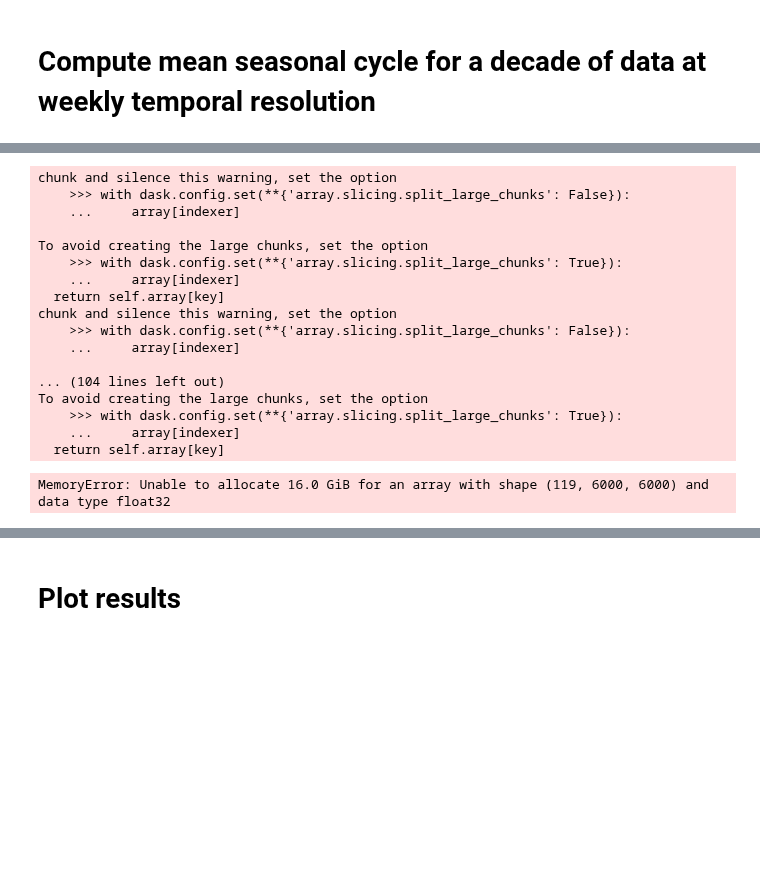
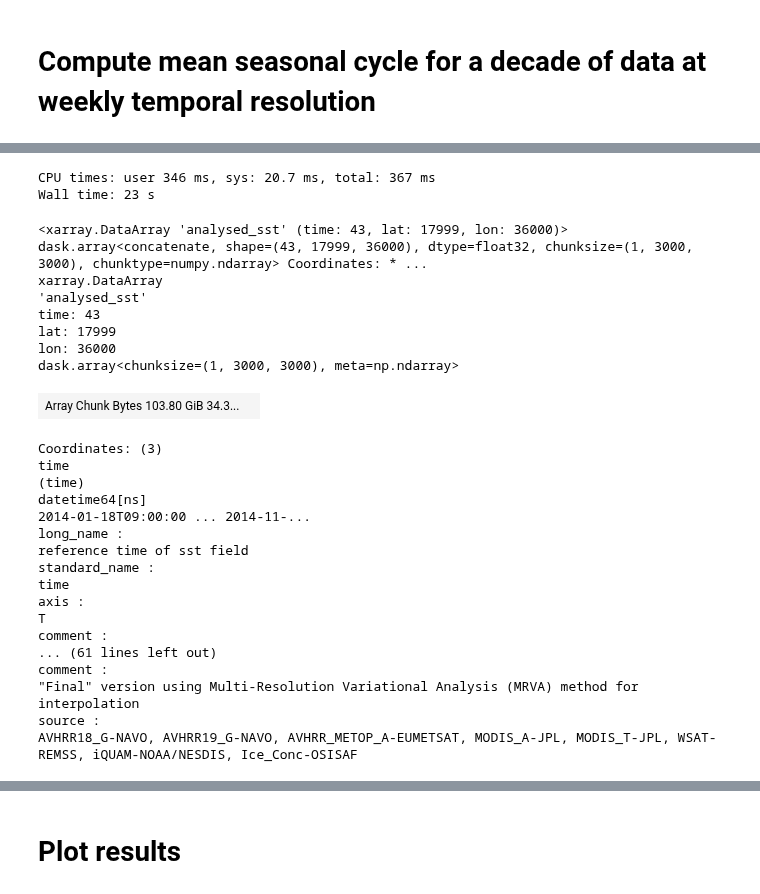
Before and after one commit to DeanHenze/cloud_earthdata, a Jupyter notebook: coiled/demos/sst_cycle_fullcomp.ipynb, the cells around one changed output, grey strips where cells are left out. Drawn from its saved outputs; the diff is of its cells as text; code cells hidden in the pictures; blank space fills up the shorter version.

```diff
--- a/coiled/demos/sst_cycle_fullcomp.ipynb
+++ b/coiled/demos/sst_cycle_fullcomp.ipynb
@@ -57,7 +57,9 @@ Data: ['https://archive.podaac.earthdata.nasa.gov/podaac-ops-cumulus-protected/M
 # %%
 ## Thin out data files to get weekly temporal resolution for this demo:
 #datainfo_thinned = [datainfo[i] for i in range(len(datainfo)) if i%3==0]
-datainfo_thinned = [datainfo[i] for i in range(len(datainfo)) if i%14==0]
+#datainfo_thinned = datainfo_thinned[int(len(datainfo)/2):]
+datainfo_thinned = datainfo[:6260]
+datainfo_thinned = [datainfo_thinned[i] for i in range(len(datainfo_thinned)) if i%7==0]
 # %%
 ## Confirm we have full record and at 3-day resolution:
 print("Total number of files \n--------------------------")
@@ -155,30 +154,41 @@ Wall time: 1.05 s
 # %%
 %%time
 
 ## Load files and rechunk SST data:
-murdata = xr.open_mfdataset(fileobjs, parallel=True, chunks={'lat': 6000, 'lon': 6000, 'time': 1})
+#murdata = xr.open_mfdataset(fileobjs[600:650], parallel=True, chunks={'lat': 6000, 'lon': 6000, 'time': 1})
+murdata = xr.open_mfdataset(fileobjs[607:650], parallel=True, chunks={'lat': 3000, 'lon': 3000, 'time': 1})
 sst = murdata["analysed_sst"]
-sst = sst.chunk(chunks={'lat': 500, 'lon': 500, 'time': 200})
+#sst = sst.chunk(chunks={'lat': 500, 'lon': 500, 'time': 200})
+#sst = sst.chunk(chunks={'lat': 300, 'lon': 500, 'time': 400})
 sst
 # %% [output]
-chunk and silence this warning, set the option
-    >>> with dask.config.set(**{'array.slicing.split_large_chunks': False}):
-    ...     array[indexer]
-
-To avoid creating the large chunks, set the option
-    >>> with dask.config.set(**{'array.slicing.split_large_chunks': True}):
-    ...     array[indexer]
-  return self.array[key]
-chunk and silence this warning, set the option
-    >>> with dask.config.set(**{'array.slicing.split_large_chunks': False}):
-    ...     array[indexer]
-
-... (104 lines left out)
-To avoid creating the large chunks, set the option
-    >>> with dask.config.set(**{'array.slicing.split_large_chunks': True}):
-    ...     array[indexer]
-  return self.array[key]
+CPU times: user 346 ms, sys: 20.7 ms, total: 367 ms
+Wall time: 23 s
-MemoryError: Unable to allocate 16.0 GiB for an array with shape (119, 6000, 6000) and data type float32
+<xarray.DataArray 'analysed_sst' (time: 43, lat: 17999, lon: 36000)> dask.array<concatenate, shape=(43, 17999, 36000), dtype=float32, chunksize=(1, 3000, 3000), chunktype=numpy.ndarray> Coordinates: * ...
+xarray.DataArray
+'analysed_sst'
+time: 43
+lat: 17999
+lon: 36000
+dask.array<chunksize=(1, 3000, 3000), meta=np.ndarray>
+| Array Chunk Bytes 103.80 GiB 34.3... |  |
+Coordinates: (3)
+time
+(time)
+datetime64[ns]
+2014-01-18T09:00:00 ... 2014-11-...
+long_name :
+reference time of sst field
+standard_name :
+time
+axis :
+T
+comment :
+... (61 lines left out)
+comment :
+"Final" version using Multi-Resolution Variational Analysis (MRVA) method for interpolation
+source :
+AVHRR18_G-NAVO, AVHRR19_G-NAVO, AVHRR_METOP_A-EUMETSAT, MODIS_A-JPL, MODIS_T-JPL, WSAT-REMSS, iQUAM-NOAA/NESDIS, Ice_Conc-OSISAF
 # %%
 ## ----------------
 ## Set up analysis
```
Also changed, not shown: parts of 11 cells of this notebook, 1 other file.
